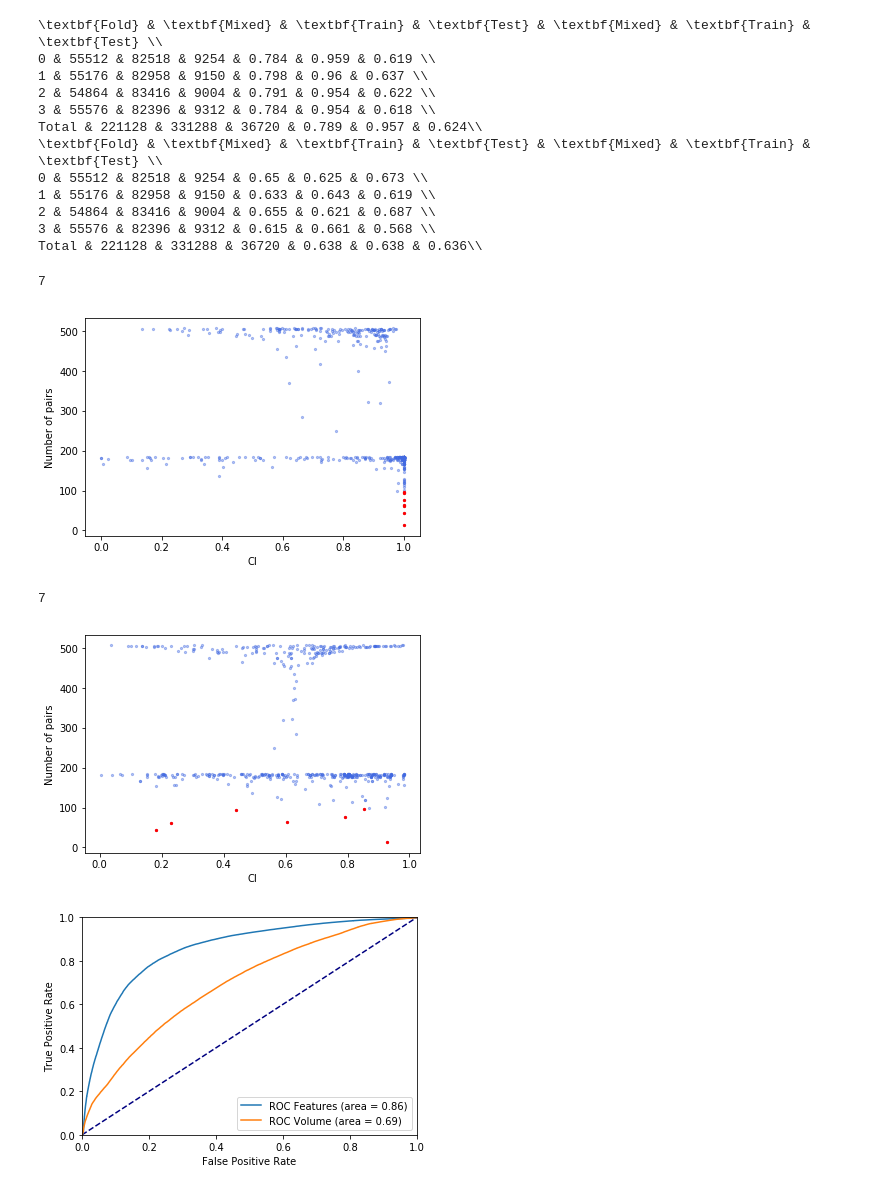
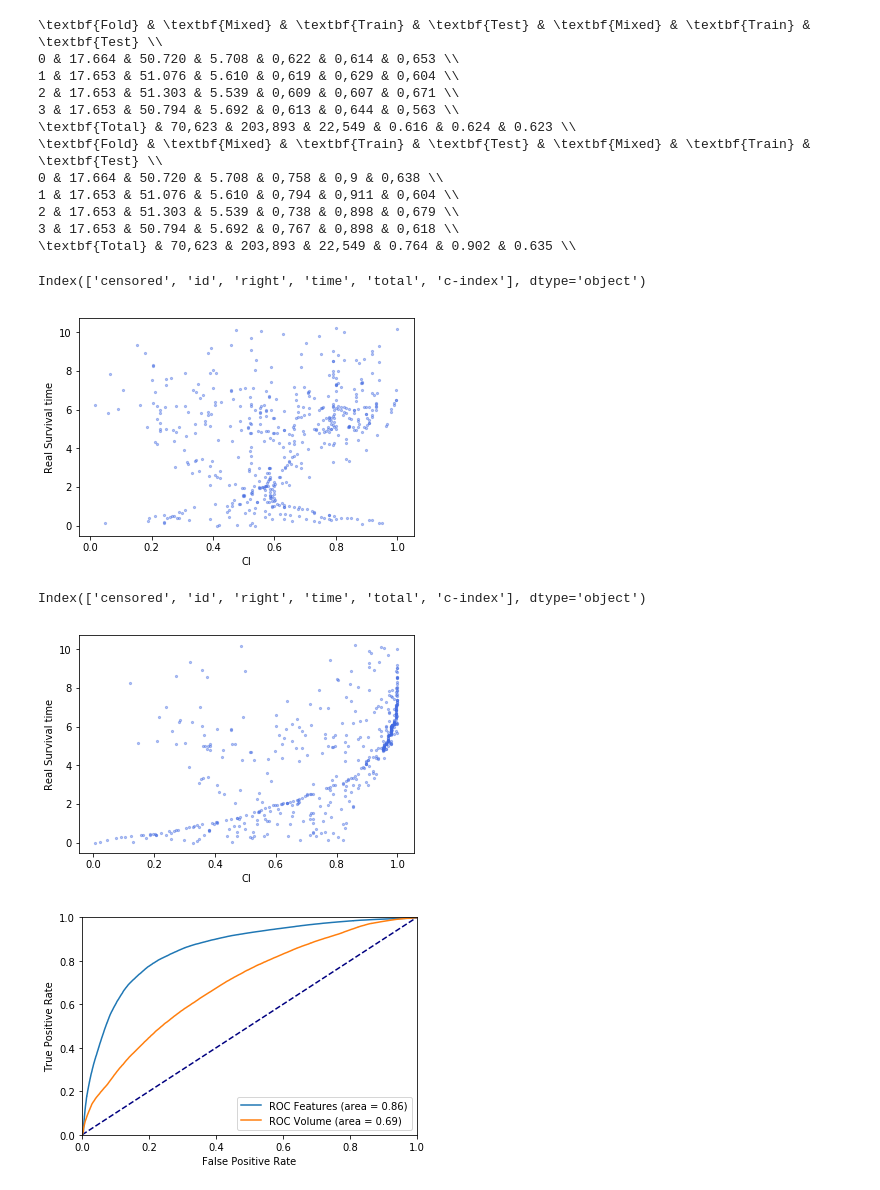
Before and after one commit to bhklab/DeepCINET, a Jupyter notebook: Jupyter/final_mixed_plots.ipynb, the cells around one changed output. Cells and saved outputs as stored; diff of their text form; code cells hidden in the pictures.

```diff
--- a/Jupyter/final_mixed_plots.ipynb
+++ b/Jupyter/final_mixed_plots.ipynb
@@ -31,22 +32,22 @@ from utils import all_results
 
 results = {
     'volume': {
-        "mixed": all_results(DATA_RESULTS + "/Model_volume", "mixed"),
-        "train": all_results(DATA_RESULTS + "/Model_volume", "train"),
+        "mixed": all_results(DATA_RESULTS + "/Model_volume_fix_2", "mixed"),
+        # "train": all_results(DATA_RESULTS + "/Model_volume_fix_2", "train"),
     },
     'scalar': {
-        "mixed": all_results(DATA_RESULTS + "/Model_scalar", "mixed"),
-        "train": all_results(DATA_RESULTS + "/Model_scalar", "train"),
+        "mixed": all_results(DATA_RESULTS + "/Model_scalar_fix_2", "mixed"),
+        # "train": all_results(DATA_RESULTS + "/Model_scalar_fix_2", "train"),
     },
     'scalar_CV': {
-        "mixed": all_results(DATA_RESULTS + "/Model_scalar_4CV", "mixed"),
-        "train": all_results(DATA_RESULTS + "/Model_scalar_4CV", "train"),
-        "test": all_results(DATA_RESULTS + "/Model_scalar_4CV", "test"),
+        "mixed": all_results(DATA_RESULTS + "/Model_scalar_4CV_2", "mixed"),
+        "train": all_results(DATA_RESULTS + "/Model_scalar_4CV_2", "train"),
+        "test": all_results(DATA_RESULTS + "/Model_scalar_4CV_2", "test"),
     },
     'volume_CV': {
-        "mixed": all_results(DATA_RESULTS + "/Model_volume_4CV", "mixed"),
-        "train": all_results(DATA_RESULTS + "/Model_volume_4CV", "train"),
-        "test": all_results(DATA_RESULTS + "/Model_volume_4CV", "test"),
+        "mixed": all_results(DATA_RESULTS + "/Model_volume_4CV_2", "mixed"),
+        "train": all_results(DATA_RESULTS + "/Model_volume_4CV_2", "train"),
+        "test": all_results(DATA_RESULTS + "/Model_volume_4CV_2", "test"),
     }
 }
 
@@ -197,64 +210,69 @@ def create_latex_table(all_dict):
             sel_set, _ = all_dict[key][0]
             total = sel_set['total'].iloc[i]
             c_i = sel_set['right'].iloc[i]/total
-            temp_total += f" & {total}"
+            temp_total += f" & {total:,}"
             temp_ci += f" & {c_i:.3}"
         temp_ci += r" \\"
-        print(temp_total + temp_ci)
+        print_str = temp_total + temp_ci
+        print_str = print_str.replace(",", "[").replace(".", ",").replace("[", ".")
+        print(print_str)
 
-    res_total = "Total"
+    res_total = r"\textbf{Total}"
     res_ci = ""
     for key in keys:
         sel_set, _ = all_dict[key][0]
         total = sel_set['total'].sum()
         c_i = sel_set['right'].sum()/total
-        res_total += f" & {total}"
+        res_total += f" & {total:,}"
         res_ci += f" & {c_i:.3}"
     res_ci = res_ci + r" \\"
+    print_str = res_total + res_ci
+    print_str = print_str.replace(",", "[").replace(".", ",").replace("[", ".")
     print(res_total + res_ci)
 
 
+create_latex_table(results['volume_CV'])
 create_latex_table(results['scalar_CV'])
-create_latex_table(results['volume_CV'])
 # create_latex_table(results['scalar'])
 # create_latex_table(results['volume'])
 # %% [output]
 \textbf{Fold} & \textbf{Mixed} & \textbf{Train} & \textbf{Test} & \textbf{Mixed} & \textbf{Train} & \textbf{Test} \\
-0 & 55512 & 82518 & 9254 & 0.784 & 0.959 & 0.619 \\
-1 & 55176 & 82958 & 9150 & 0.798 & 0.96 & 0.637 \\
-2 & 54864 & 83416 & 9004 & 0.791 & 0.954 & 0.622 \\
-3 & 55576 & 82396 & 9312 & 0.784 & 0.954 & 0.618 \\
-Total & 221128 & 331288 & 36720 & 0.789 & 0.957 & 0.624\\
+0 & 17.664 & 50.720 & 5.708 & 0,622 & 0,614 & 0,653 \\
+1 & 17.653 & 51.076 & 5.610 & 0,619 & 0,629 & 0,604 \\
+2 & 17.653 & 51.303 & 5.539 & 0,609 & 0,607 & 0,671 \\
+3 & 17.653 & 50.794 & 5.692 & 0,613 & 0,644 & 0,563 \\
+\textbf{Total} & 70,623 & 203,893 & 22,549 & 0.616 & 0.624 & 0.623 \\
 \textbf{Fold} & \textbf{Mixed} & \textbf{Train} & \textbf{Test} & \textbf{Mixed} & \textbf{Train} & \textbf{Test} \\
-0 & 55512 & 82518 & 9254 & 0.65 & 0.625 & 0.673 \\
-1 & 55176 & 82958 & 9150 & 0.633 & 0.643 & 0.619 \\
-2 & 54864 & 83416 & 9004 & 0.655 & 0.621 & 0.687 \\
-3 & 55576 & 82396 & 9312 & 0.615 & 0.661 & 0.568 \\
-Total & 221128 & 331288 & 36720 & 0.638 & 0.638 & 0.636\\
+0 & 17.664 & 50.720 & 5.708 & 0,758 & 0,9 & 0,638 \\
+1 & 17.653 & 51.076 & 5.610 & 0,794 & 0,911 & 0,604 \\
+2 & 17.653 & 51.303 & 5.539 & 0,738 & 0,898 & 0,679 \\
+3 & 17.653 & 50.794 & 5.692 & 0,767 & 0,898 & 0,618 \\
+\textbf{Total} & 70,623 & 203,893 & 22,549 & 0.764 & 0.902 & 0.635 \\
 # %%
 def scatter_results(cens_results: pd.DataFrame, uncens_results: pd.DataFrame, name):
-    plt.scatter(cens_results['c-index'], cens_results['total']/2, label="Censored", color="royalblue", s=5, alpha=.4)
+    print(cens_results.columns)
+    plt.scatter(cens_results['c-index'], cens_results['time'], label="Censored", color="royalblue", s=5, alpha=.4)
     #plt.scatter(uncens_results['c-index'], uncens_results['total'], label="Non censored", color="orange", s=5, alpha=.4)
 
-    less_pairs = cens_results.loc[cens_results['total']/2 < 100]
-    print(len(less_pairs))
-    plt.scatter(less_pairs['c-index'], less_pairs['total']/2, color='red', s=5)
+    # less_pairs = cens_results.loc[cens_results['total'] < 100]
+    # print(len(less_pairs))
+    # plt.scatter(less_pairs['c-index'], less_pairs['total'], color='red', s=5)
 
     # plt.legend(loc='lower left')
     plt.xlabel("CI")
-    plt.ylabel("Number of pairs")
+    plt.ylabel("Real Survival time")
 
     plt.savefig(f"outputs/scatter_{name}.png", dpi=300)
     plt.show()
 
 
+scatter_results(*(results['volume']['mixed'][0]), 'volume')
 scatter_results(*(results['scalar']['mixed'][0]), 'scalar')
-scatter_results(*(results['volume']['mixed'][0]), 'volume')
 # %% [output]
-7
+Index(['censored', 'id', 'right', 'time', 'total', 'c-index'], dtype='object')
-[figure, old version]
+[figure, new version]
-7
+Index(['censored', 'id', 'right', 'time', 'total', 'c-index'], dtype='object')
-[figure, old version]
+[figure, new version]
 # %%
 
 def roc_plot(models: List[Tuple[str, pd.DataFrame]]):
```
Also changed, not shown: parts of 3 cells of this notebook, 2 other files.
